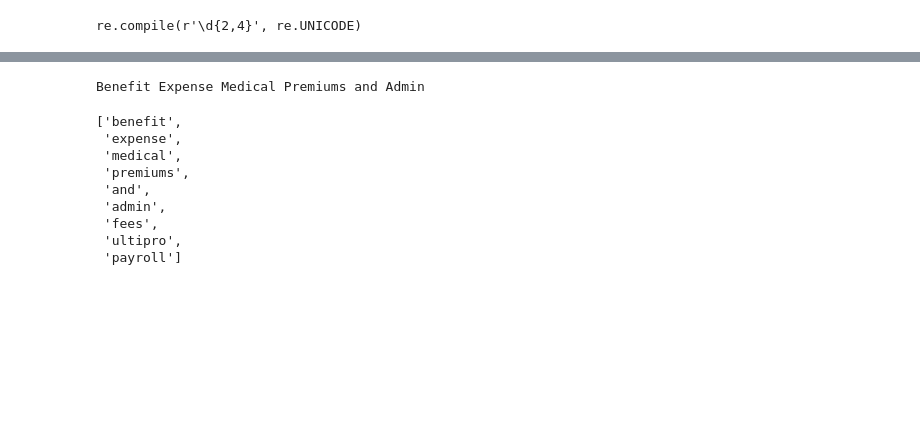
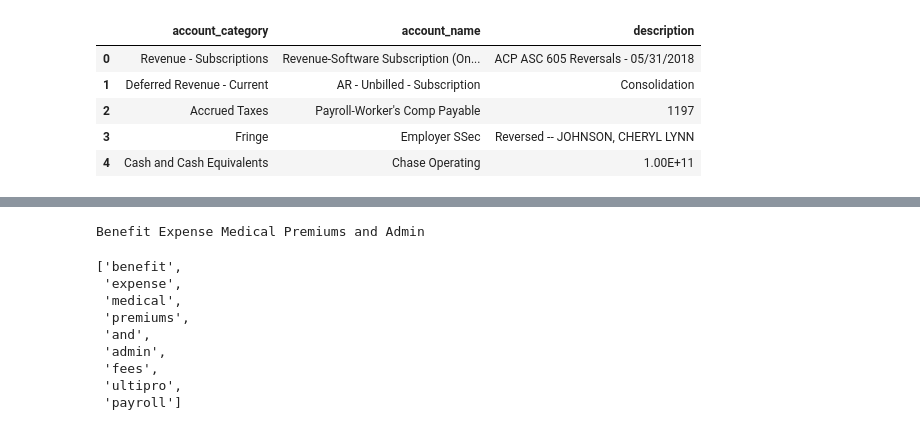
Before and after one commit to eeghor/regpay, a Jupyter notebook: regpay.ipynb, the cells around one changed output, grey strips where cells are left out. Drawn from its saved outputs; the diff is of its cells as text; code cells hidden in the pictures; blank space fills up the shorter version.

Commit message:
cleaned text

```diff
--- a/regpay.ipynb
+++ b/regpay.ipynb
@@ -7,0 +8,11 @@ STOP_WORDS
+# %%
+d = pd.read_csv('data/transaction_texts.csv')
+# %%
+d.head()
+# %% [output]
+|  | account_category | account_name | description |
+| 0 | Revenue - Subscriptions | Revenue-Software Subscription (On... | ACP ASC 605 Reversals - 05/31/2018 |
+| 1 | Deferred Revenue - Current | AR - Unbilled - Subscription | Consolidation |
+| 2 | Accrued Taxes | Payroll-Worker's Comp Payable | 1197 |
+| 3 | Fringe | Employer SSec | Reversed -- JOHNSON, CHERYL LYNN |
+| 4 | Cash and Cash Equivalents | Chase Operating | 1.00E+11 |
@@ -8,6 +21,2 @@ STOP_WORDS
 # %%
 nlp = spacy.load("en_core_web_lg")
-# %%
-pd.read_csv('data/')
-# %% [output]
-re.compile(r'\d{2,4}', re.UNICODE)
```
Also changed, not shown: parts of 11 cells of this notebook.
